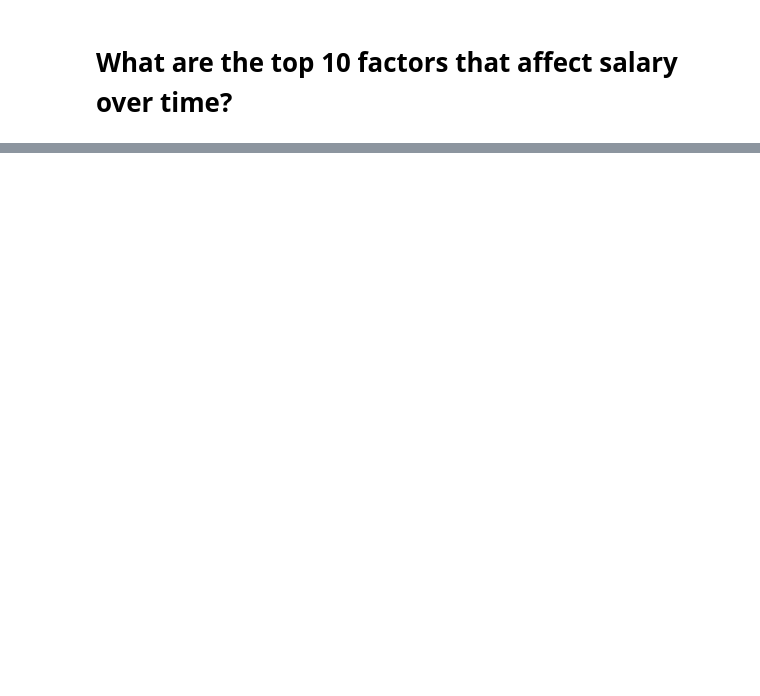
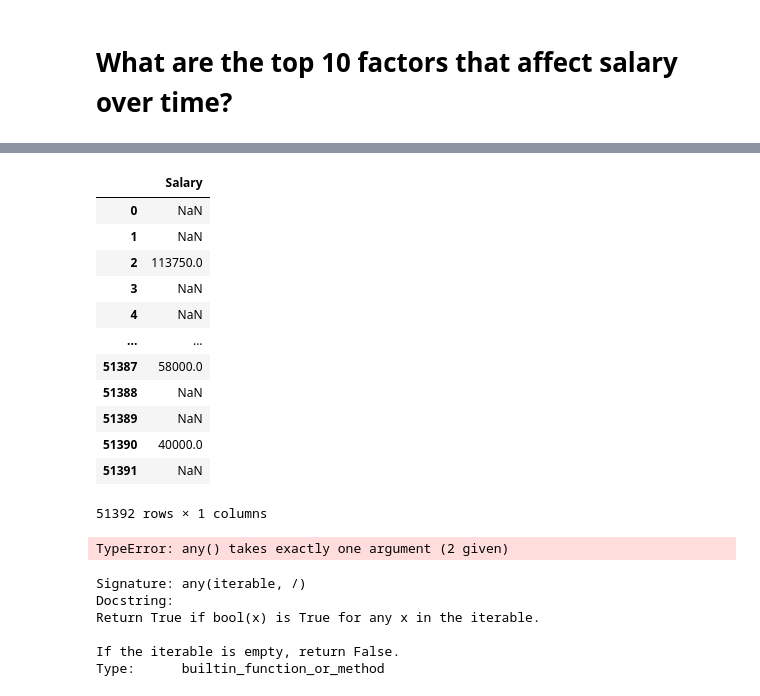
Before and after one commit to cliffyb824/2021-stackoverflow-survey-EDA, a Jupyter notebook: stackoverflow_analysis_2020.ipynb, the cells around one changed output, grey strips where cells are left out. Cells and saved outputs as stored; diff of their text form; code cells hidden in the pictures; blank space fills up the shorter version.

```diff
--- a/stackoverflow_analysis_2020.ipynb
+++ b/stackoverflow_analysis_2020.ipynb
@@ -145,0 +155,16 @@ plt.xlim(0,10);
+# %%
+df_2017[var[var.isin(['Salary'])]]
+# %% [output]
+|  | Salary |
+| 0 | NaN |
+| 1 | NaN |
+| 2 | 113750.0 |
+| 3 | NaN |
+| 4 | NaN |
+| ... | ... |
+| 51387 | 58000.0 |
+| 51388 | NaN |
+| 51389 | NaN |
+| 51390 | 40000.0 |
+| 51391 | NaN |
+51392 rows × 1 columns
@@ -146,3 +173,16 @@ plt.xlim(0,10);
+# %%
+any(df.columns == 'CompTotal', df.columns ==  'Salary')
+# %% [output]
+TypeError: any() takes exactly one argument (2 given)
+# %%
+any?
+# %% [output]
+Signature: any(iterable, /)
+Docstring:
+Return True if bool(x) is True for any x in the iterable.
+
+If the iterable is empty, return False.
+Type:      builtin_function_or_method
 # %%
 def clean_data(df):
     '''
```
Also changed, not shown: parts of 49 cells of this notebook.
